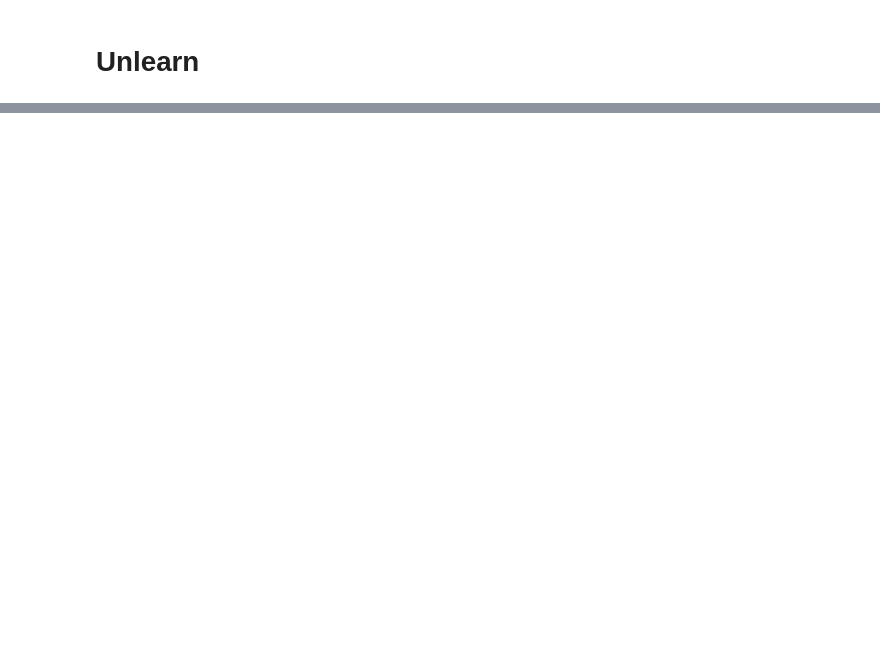
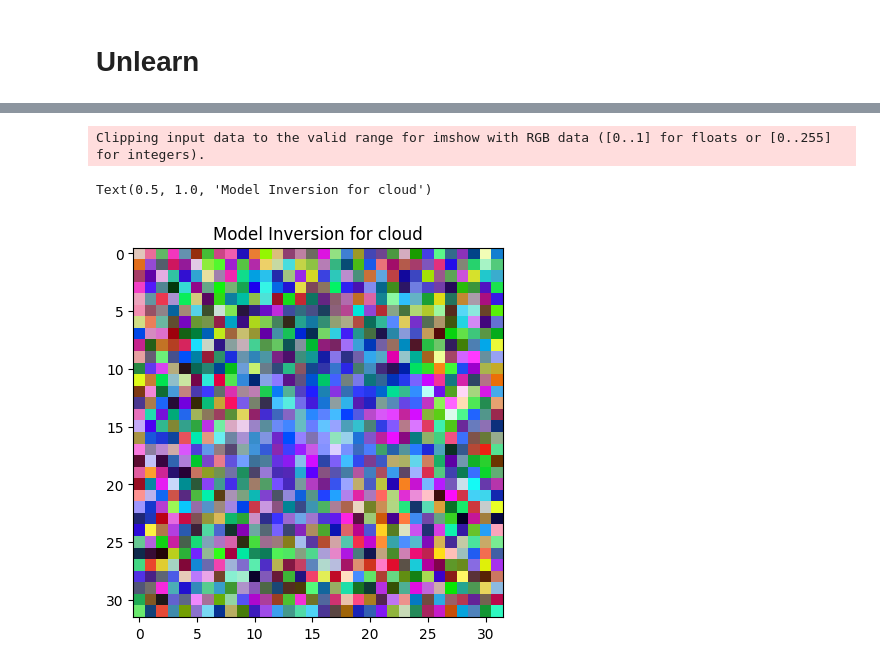
Before and after one commit to terru3/unlearning, a Jupyter notebook: amnesiac_unlearning.ipynb, the cells around one changed output, grey strips where cells are left out. Cells and saved outputs as stored; diff of their text form; code cells hidden in the pictures; blank space fills up the shorter version.

```diff
--- a/amnesiac_unlearning.ipynb
+++ b/amnesiac_unlearning.ipynb
@@ -395,0 +344,6 @@ unlearn(model, deltas)
+# %%
+# Train shadow models
+for i, (model, optim) in enumerate(shadow_models):
+  in_loader = torch.utils.data.DataLoader(shadow_data[i][0], batch_size=BATCH_SIZE, shuffle=True)
+  print(f"Training shadow model {i}")
+  shadow_train(model, optim, in_loader, criterion)
@@ -395,0 +406,20 @@ unlearn(model, deltas)
+# %%
+def invert(model, inp, target_class, num_iters, lr, device):
+  model.eval()
+
+  label = torch.tensor(target_class).unsqueeze(0).to(device)
+  for i in range(num_iters):
+    if i % 500 == 0 and i != 0:
+      print(f"Iter: {i}, Loss: {loss}")
+
+    model.zero_grad()
+    pred = model(inp)
+    loss = criterion(pred, label)
+    loss.backward()
+    inp = (inp - lr * inp.grad).clone().detach().requires_grad_(True)
+
+	# apply post-processing function occasionally TODO
+
+  return inp[0]
+# %%
+inverted_inp = invert(model, inp, target_class, num_iters=10000, lr=1e-2)
@@ -395,0 +453,7 @@ unlearn(model, deltas)
+# %%
+plt.imshow(inverted_inp.permute(1,2,0).detach().numpy())
+plt.title(f'Model Inversion for {fine_labels[target_class]}')
+# %% [output]
+Clipping input data to the valid range for imshow with RGB data ([0..1] for floats or [0..255] for integers).
+Text(0.5, 1.0, 'Model Inversion for cloud')
+[figure, added]
```
Also changed, not shown: parts of 44 cells of this notebook, 15 other files.
